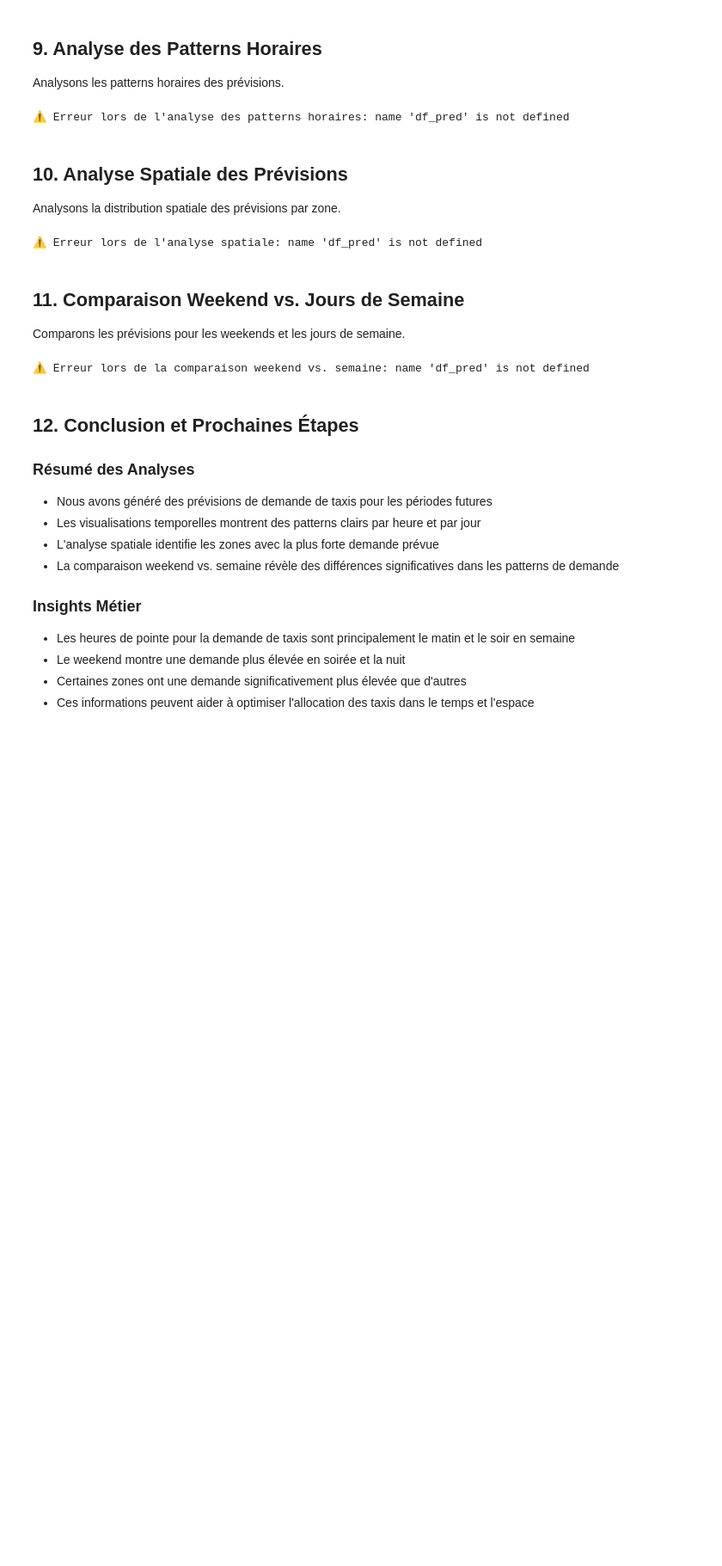
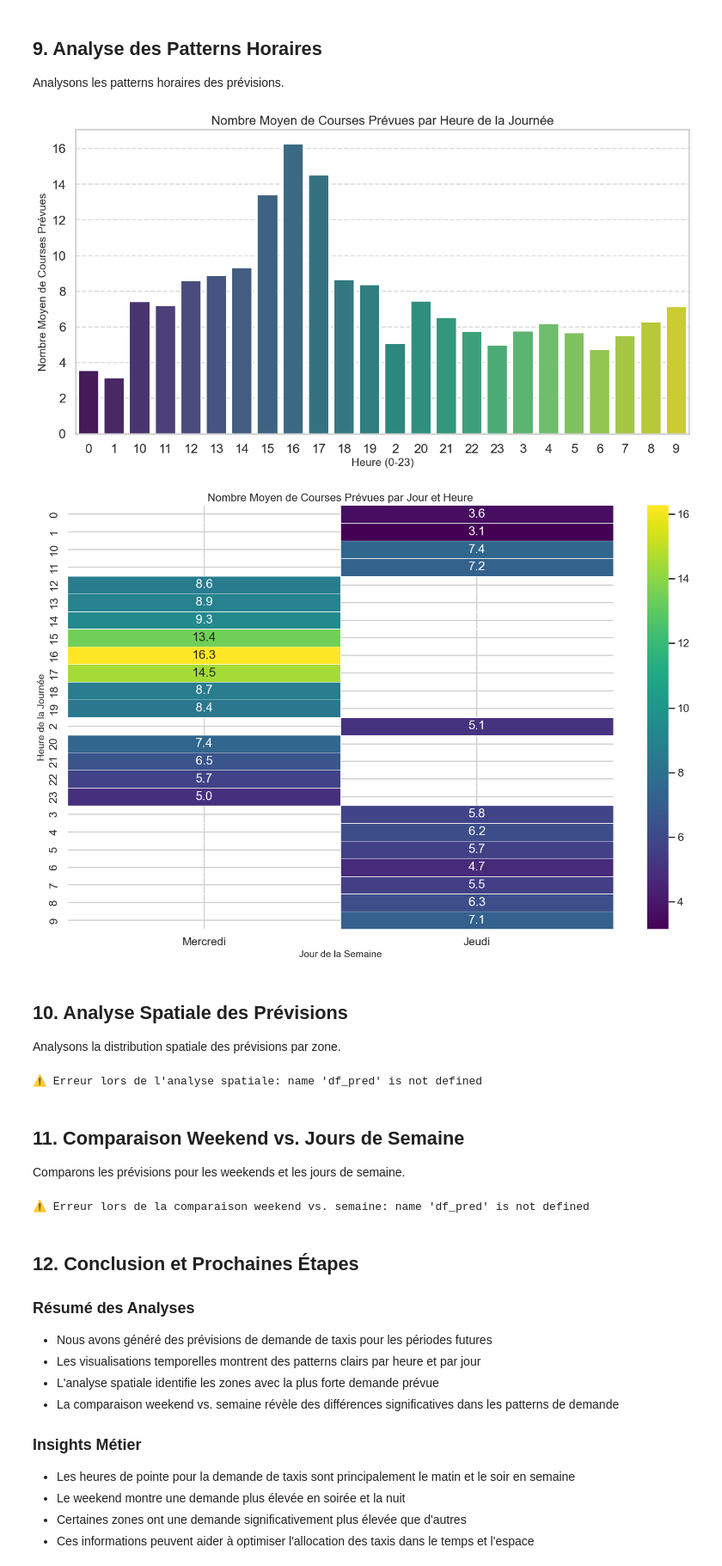
Before and after one commit to gvern/chicago-taxi-genai-demo, a Jupyter notebook: notebooks/3_Batch_Prediction_Visualization.ipynb, the cells around one changed output. Shown: that part at 86% size. Cells and saved outputs as stored; diff of their text form; code cells hidden in the pictures; blank space fills up the shorter version.

```diff
--- a/notebooks/3_Batch_Prediction_Visualization.ipynb
+++ b/notebooks/3_Batch_Prediction_Visualization.ipynb
@@ -470,40 +624,41 @@ try:
 
     # Visualisation
     plt.figure(figsize=(14, 7))
-    sns.barplot(x='hour', y='predicted_trip_count', data=hourly_pred, palette='viridis')
+    sns.barplot(x='hour', y='predicted_trip_count', data=hourly_pred, palette='viridis', hue='hour')
     plt.title('Nombre Moyen de Courses Prévues par Heure de la Journée', fontsize=16)
     plt.xlabel('Heure (0-23)', fontsize=14)
     plt.ylabel('Nombre Moyen de Courses Prévues', fontsize=14)
     plt.xticks(range(24))
     plt.grid(True, linestyle='--', alpha=0.7, axis='y')
     plt.show()
 
     # Analyse par jour de la semaine et heure
     day_hour_pred = df_pred.groupby(['day_of_week', 'hour'])['predicted_trip_count'].mean().reset_index()
     day_hour_pivot = day_hour_pred.pivot(index='hour', columns='day_of_week', values='predicted_trip_count')
 
     # Renommer les colonnes pour plus de clarté
     day_names = ['Lundi', 'Mardi', 'Mercredi', 'Jeudi', 'Vendredi', 'Samedi', 'Dimanche']
     day_hour_pivot.columns = [day_names[int(day)] for day in day_hour_pivot.columns]
 
     # Heatmap
     plt.figure(figsize=(15, 10))
     sns.heatmap(
         day_hour_pivot,
         cmap='viridis',
         annot=True,
         fmt='.1f',
         linewidths=0.5
     )
     plt.title('Nombre Moyen de Courses Prévues par Jour et Heure', fontsize=16)
     plt.xlabel('Jour de la Semaine', fontsize=14)
     plt.ylabel('Heure de la Journée', fontsize=14)
     plt.tight_layout()
     plt.show()
 except Exception as e:
     print(f"⚠️ Erreur lors de l'analyse des patterns horaires: {e}")
 # %% [output]
-⚠️ Erreur lors de l'analyse des patterns horaires: name 'df_pred' is not defined
+[figure, added]
+[figure, added]
 # %% [markdown]
 ## 10. Analyse Spatiale des Prévisions
 
```
Also changed, not shown: parts of 7 cells of this notebook.
